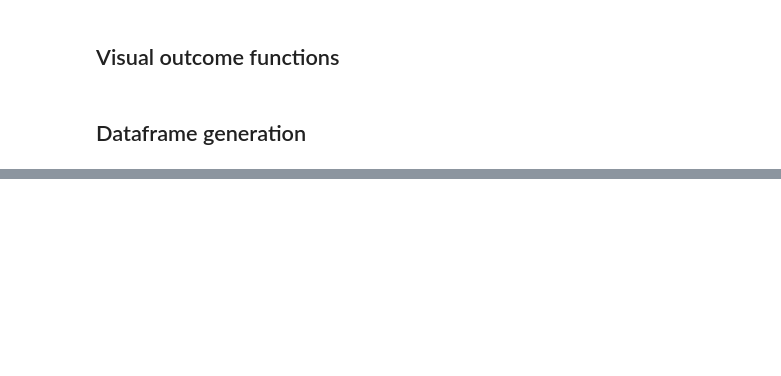
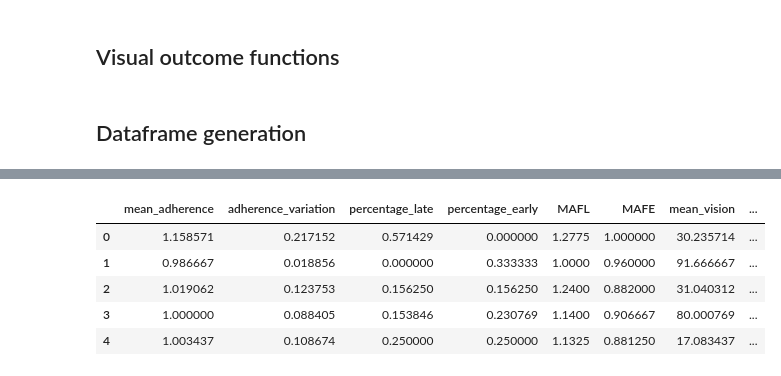
Before and after one commit to charlieoneill23/charliemacuject, a Jupyter notebook: research_papers/AdherenceDataframe.ipynb, the cells around one changed output, grey strips where cells are left out. Cells and saved outputs as stored; diff of their text form; code cells hidden in the pictures; blank space fills up the shorter version.

```diff
--- a/research_papers/AdherenceDataframe.ipynb
+++ b/research_papers/AdherenceDataframe.ipynb
@@ -232,0 +344,12 @@ tdf
+# %%
+logmar_list = ['mean_vision', 'peak_visual_improvement', 'loss_from_peak']
+for logmar in logmar_list:
+    tdf[logmar] = 100 * tdf[logmar]
+tdf.head()
+# %% [output]
+|  | mean_adherence | adherence_variation | percentage_late | percentage_early | MAFL | MAFE | mean_vision | ... |
+| 0 | 1.158571 | 0.217152 | 0.571429 | 0.000000 | 1.2775 | 1.000000 | 30.235714 | ... |
+| 1 | 0.986667 | 0.018856 | 0.000000 | 0.333333 | 1.0000 | 0.960000 | 91.666667 | ... |
+| 2 | 1.019062 | 0.123753 | 0.156250 | 0.156250 | 1.2400 | 0.882000 | 31.040312 | ... |
+| 3 | 1.000000 | 0.088405 | 0.153846 | 0.230769 | 1.1400 | 0.906667 | 80.000769 | ... |
+| 4 | 1.003437 | 0.108674 | 0.250000 | 0.250000 | 1.1325 | 0.881250 | 17.083437 | ... |
```
Also changed, not shown: parts of 12 cells of this notebook, 3 other files.
